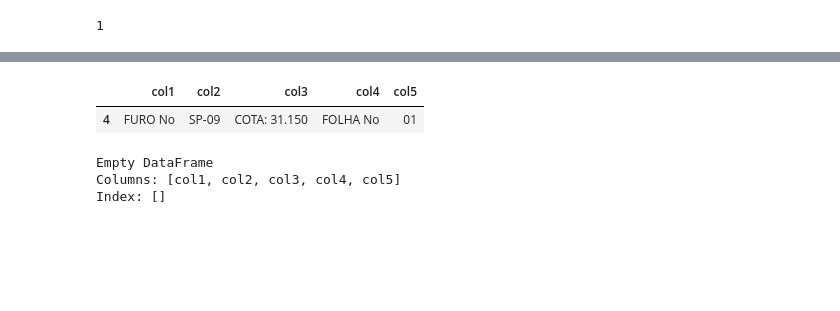
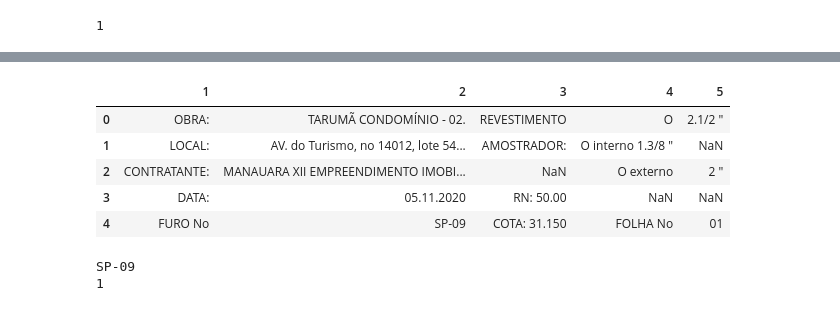
Before and after one commit to telemac-dev/LeituraSondagens, a Jupyter notebook: leituraSondagem.ipynb, the cells around one changed output, grey strips where cells are left out. Cells and saved outputs as stored; diff of their text form; code cells hidden in the pictures; blank space fills up the shorter version.

```diff
--- a/leituraSondagem.ipynb
+++ b/leituraSondagem.ipynb
@@ -28,19 +28,27 @@ for tabela in lista_tabelas:
 | 48 | EFINAL : 0,70 m | NaN | Recuperação Nula | NaN | NaN | NaN |
 | 49 | NaN | NaN | ROTATIVA | NaN | NaN | NaN |
 | 50 | GEÓLOGO RESP. EDUARDO T. BARROS - | C.R.E.A. No 5 .137- D - 4a REGIÃO | NaN | NaN | NaN | NaN |
-# %%
-cabecalho = tabela.loc[0:4]
-cabecalho.columns = ['col1', 'col2', 'col3', 'D', 'col4', 'col5']
-del cabecalho['D']
-furoNo = cabecalho.iloc[4:1]
-display(cabecalho)
-print(furoNo)
-# %% [output]
-|  | col1 | col2 | col3 | col4 | col5 |
-| 4 | FURO No | SP-09 | COTA: 31.150 | FOLHA No | 01 |
-Empty DataFrame
-Columns: [col1, col2, col3, col4, col5]
-Index: []
+# %%
+# cabecalho com colunas numerotadas
+cabecalho = tabela.loc[0:4]
+cabecalho.columns = [1, 2, 3, 'D', '4', '5']
+del cabecalho['D']
+display(cabecalho)
+# indicio do No do furo
+indicio_furoNo_folha = cabecalho[cabecalho[1] ==  'FURO No'].index[0]
+furoNo = cabecalho.iat[indicio_furoNo_folha,1]
+folhaNo = cabecalho.iat[indicio_furoNo_folha,4]
+print(furoNo)
+print(int(folhaNo))
+# %% [output]
+|  | 1 | 2 | 3 | 4 | 5 |
+| 0 | OBRA: | TARUMÃ CONDOMÍNIO - 02. | REVESTIMENTO | O | 2.1/2 " |
+| 1 | LOCAL: | AV. do Turismo, no 14012, lote 54... | AMOSTRADOR: | O interno 1.3/8 " | NaN |
+| 2 | CONTRATANTE: | MANAUARA XII EMPREENDIMENTO IMOBI... | NaN | O externo | 2 " |
+| 3 | DATA: | 05.11.2020 | RN: 50.00 | NaN | NaN |
+| 4 | FURO No | SP-09 | COTA: 31.150 | FOLHA No | 01 |
+SP-09
+1
 # %%
 perfil_estratigrafico = tabela.drop(tabela.index[0:6])
 perfil_estratigrafico.columns = ['col1', 'col2', 'col3', 'col4', 'col5', 'col6']
```
Also changed, not shown: parts of 1 cell of this notebook, 7 other files.
